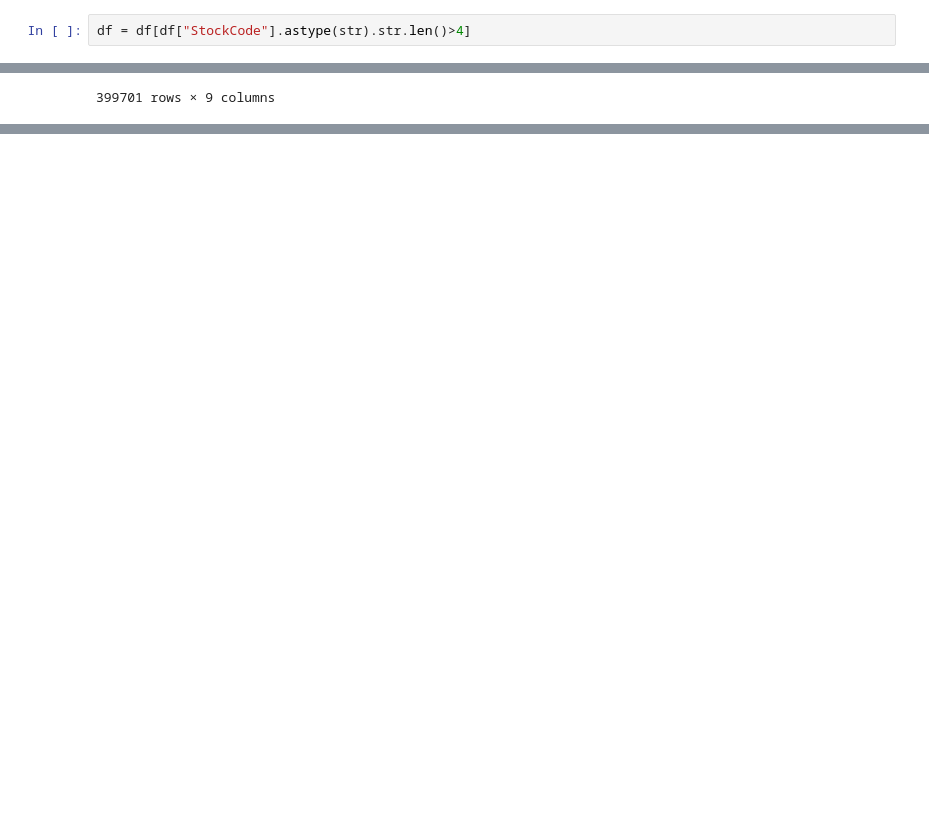
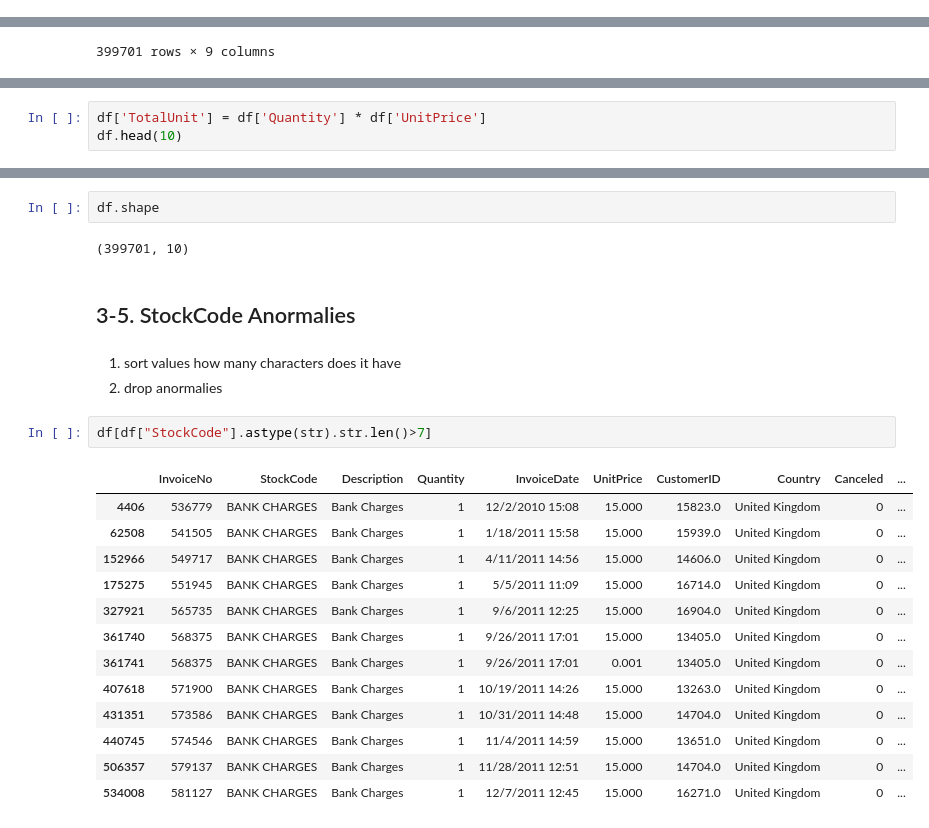
Before and after one commit to iamyunaseo/e-commerce-customer-behavior-analytics, a Jupyter notebook: e-commerce-customer-behavior-analytics.ipynb, the cells around one changed output, grey strips where cells are left out. Cells and saved outputs as stored; diff of their text form; blank space fills up the shorter version.

Commit message:
preprocessing - anormalies

```diff
--- a/e-commerce-customer-behavior-analytics.ipynb
+++ b/e-commerce-customer-behavior-analytics.ipynb
@@ -299,8 +299,6 @@ df[df["StockCode"].astype(str).str.len()<5]
 | 541767 | 581574 | POST | POSTAGE | 2 | 12/9/2011 12:09 | 18.00 | 12526.0 | Germany |
 | 541768 | 581578 | POST | POSTAGE | 3 | 12/9/2011 12:16 | 18.00 | 12713.0 | Germany |
 2845 rows × 8 columns
-# %%
-df = df[df["StockCode"].astype(str).str.len()>4]
 # %% [markdown]
 ## 2-6. Description
 # %% [markdown]
@@ -592,0 +589,3 @@ df.to_pickle('/content/drive/MyDrive/DataScience/e-commerce-customer-behavior-an
+# %%
+df['TotalUnit'] = df['Quantity'] * df['UnitPrice']
+df.head(10)
@@ -592,0 +617,25 @@ df.to_pickle('/content/drive/MyDrive/DataScience/e-commerce-customer-behavior-an
+# %%
+df.shape
+# %% [output]
+(399701, 10)
+# %% [markdown]
+## 3-5. StockCode Anormalies
+# %% [markdown]
+1. sort values how many characters does it have
+2. drop anormalies
+# %%
+df[df["StockCode"].astype(str).str.len()>7]
+# %% [output]
+|  | InvoiceNo | StockCode | Description | Quantity | InvoiceDate | UnitPrice | CustomerID | Country | Canceled | ... |
+| 4406 | 536779 | BANK CHARGES | Bank Charges | 1 | 12/2/2010 15:08 | 15.000 | 15823.0 | United Kingdom | 0 | ... |
+| 62508 | 541505 | BANK CHARGES | Bank Charges | 1 | 1/18/2011 15:58 | 15.000 | 15939.0 | United Kingdom | 0 | ... |
+| 152966 | 549717 | BANK CHARGES | Bank Charges | 1 | 4/11/2011 14:56 | 15.000 | 14606.0 | United Kingdom | 0 | ... |
+| 175275 | 551945 | BANK CHARGES | Bank Charges | 1 | 5/5/2011 11:09 | 15.000 | 16714.0 | United Kingdom | 0 | ... |
+| 327921 | 565735 | BANK CHARGES | Bank Charges | 1 | 9/6/2011 12:25 | 15.000 | 16904.0 | United Kingdom | 0 | ... |
+| 361740 | 568375 | BANK CHARGES | Bank Charges | 1 | 9/26/2011 17:01 | 15.000 | 13405.0 | United Kingdom | 0 | ... |
+| 361741 | 568375 | BANK CHARGES | Bank Charges | 1 | 9/26/2011 17:01 | 0.001 | 13405.0 | United Kingdom | 0 | ... |
+| 407618 | 571900 | BANK CHARGES | Bank Charges | 1 | 10/19/2011 14:26 | 15.000 | 13263.0 | United Kingdom | 0 | ... |
+| 431351 | 573586 | BANK CHARGES | Bank Charges | 1 | 10/31/2011 14:48 | 15.000 | 14704.0 | United Kingdom | 0 | ... |
+| 440745 | 574546 | BANK CHARGES | Bank Charges | 1 | 11/4/2011 14:59 | 15.000 | 13651.0 | United Kingdom | 0 | ... |
+| 506357 | 579137 | BANK CHARGES | Bank Charges | 1 | 11/28/2011 12:51 | 15.000 | 14704.0 | United Kingdom | 0 | ... |
+| 534008 | 581127 | BANK CHARGES | Bank Charges | 1 | 12/7/2011 12:45 | 15.000 | 16271.0 | United Kingdom | 0 | ... |
```
Also changed, not shown: parts of 7 cells of this notebook, 1 other file.
